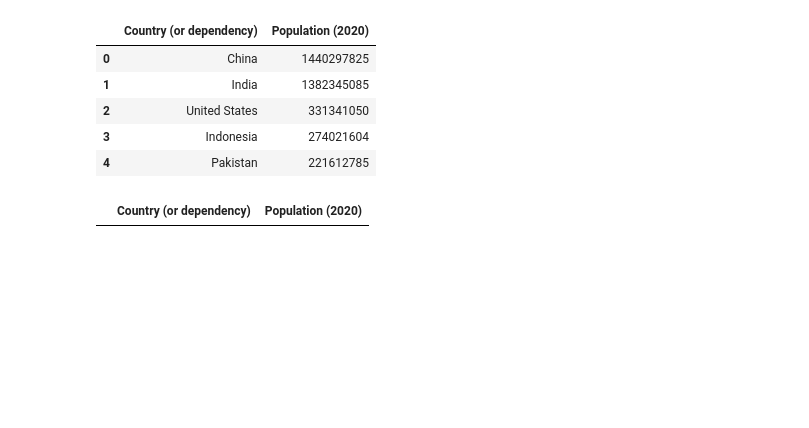
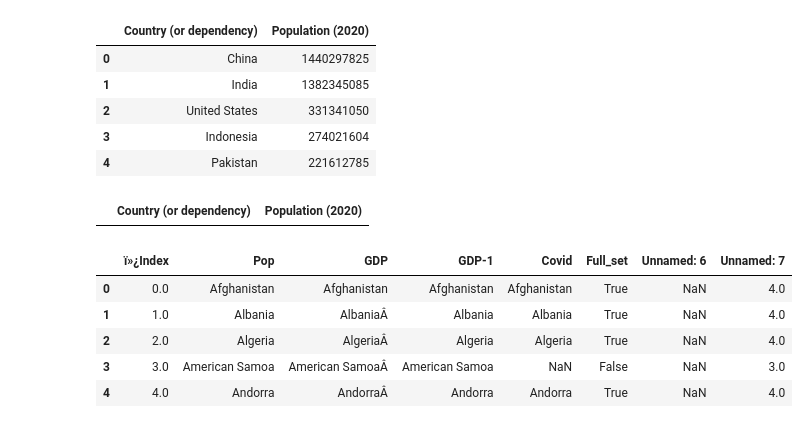
Before and after one commit to TomHOldershaw/Project-2-Group-1, a Jupyter notebook: notebooks/cleaned_dataframe.ipynb, the cells around one changed output. Saved outputs shown, nothing was run; the diff lists cells and outputs as text; code cells hidden in the pictures; blank space fills up the shorter version.

Commit message:
Add country name merging

```diff
--- a/notebooks/cleaned_dataframe.ipynb
+++ b/notebooks/cleaned_dataframe.ipynb
@@ -145,3 +145,13 @@ null_population = new_population_df[new_population_df.isna().any(axis=1)]
 null_population
 # %% [output]
 |  | Country (or dependency) | Population (2020) |
+# %%
+country_correspondence = pd.read_csv("../Resources/country_correspondence.csv", encoding="latin1")
+country_correspondence.head()
+# %% [output]
+|  | ï»¿Index | Pop | GDP | GDP-1 | Covid | Full_set | Unnamed: 6 | Unnamed: 7 |
+| 0 | 0.0 | Afghanistan | Afghanistan | Afghanistan | Afghanistan | True | NaN | 4.0 |
+| 1 | 1.0 | Albania | AlbaniaÂ | Albania | Albania | True | NaN | 4.0 |
+| 2 | 2.0 | Algeria | AlgeriaÂ | Algeria | Algeria | True | NaN | 4.0 |
+| 3 | 3.0 | American Samoa | American SamoaÂ | American Samoa | NaN | False | NaN | 3.0 |
+| 4 | 4.0 | Andorra | AndorraÂ | Andorra | Andorra | True | NaN | 4.0 |
```
Also changed, not shown: parts of 9 cells of this notebook.
